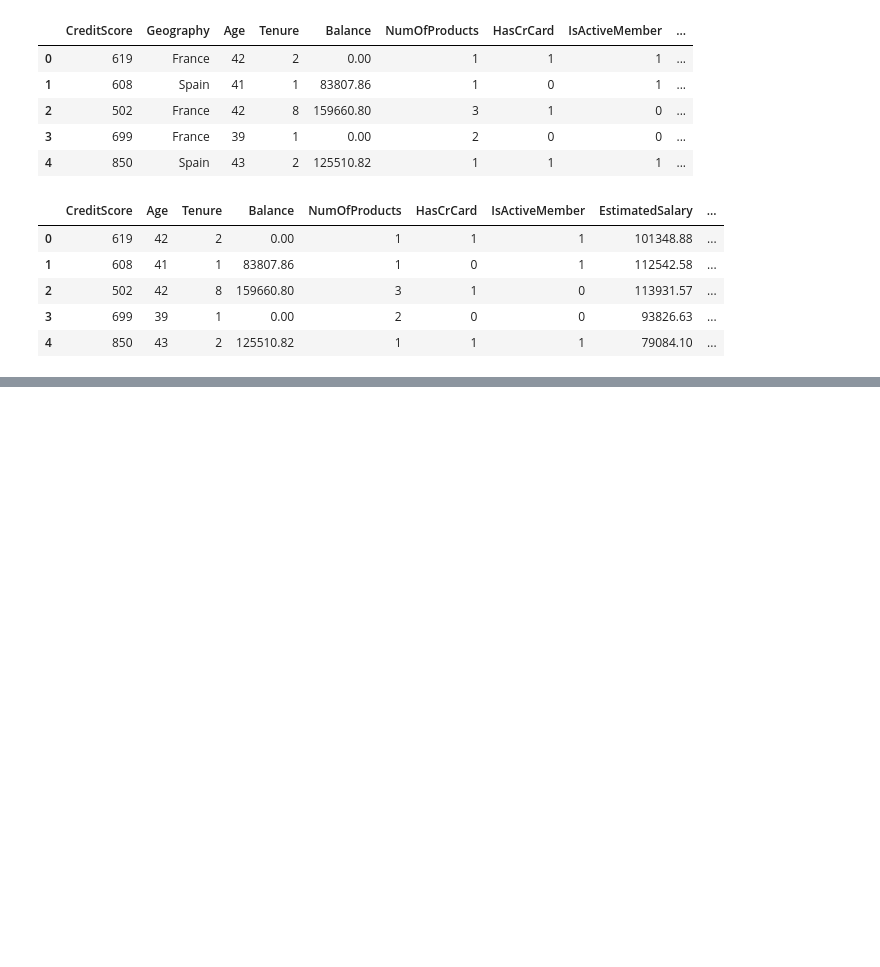
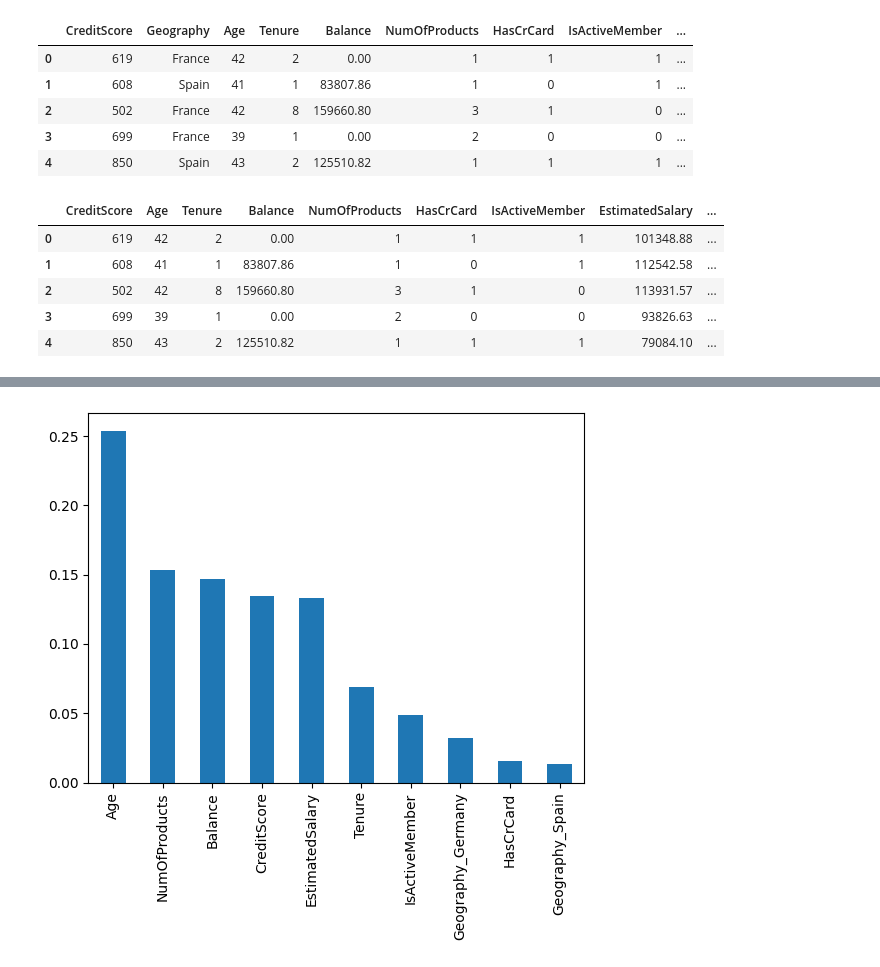
Before and after one commit to YukiG16/Google-Advanced-Data-Analytics, a Jupyter notebook: C6-The-Nuts-and-Bolts-of-Machine-Learning/M4-Tree-based-modeling/C6M4ValidateDecisionTrees.ipynb, the cells around one changed output, grey strips where cells are left out. Drawn from its saved outputs; the diff is of its cells as text; code cells hidden in the pictures; blank space fills up the shorter version.

```diff
--- a/C6-The-Nuts-and-Bolts-of-Machine-Learning/M4-Tree-based-modeling/C6M4ValidateDecisionTrees.ipynb
+++ b/C6-The-Nuts-and-Bolts-of-Machine-Learning/M4-Tree-based-modeling/C6M4ValidateDecisionTrees.ipynb
@@ -145,0 +234,19 @@ KeyboardInterrupt:
+# %%
+def forest_importances_plot(model, x_data):
+    '''
+    Accepts as argument model object, X data (test or validate).
+    Returns a plot of forest_importances.
+    '''
+
+    importances = model.feature_importances_
+
+    forest_importances = pd.Series(importances, index=x_data.columns).sort_values(ascending=False)
+
+    fig, ax = plt.subplots()
+    forest_importances.plot.bar(ax=ax);
+# %%
+# Plot and display `feature_importances_` attribute relative to each feature
+
+forest_importances_plot(rf_cv.best_estimator_, X)
+# %% [output]
+[figure, added]
```
Also changed, not shown: parts of 23 cells of this notebook, 2 other files.
